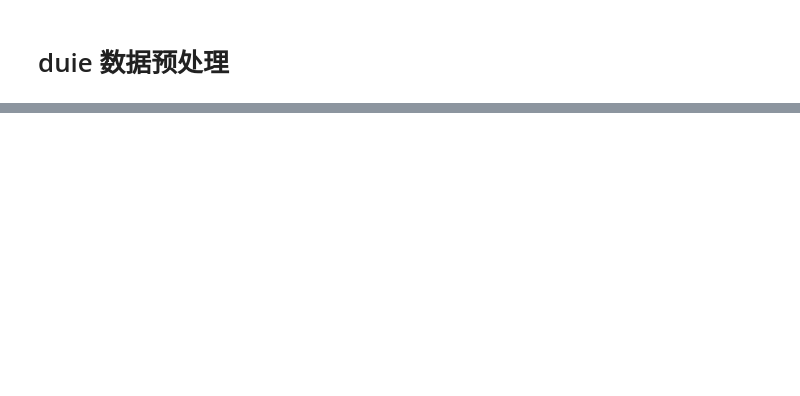
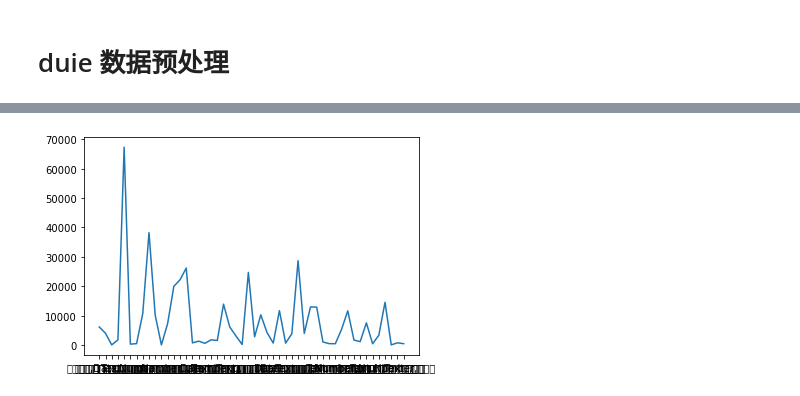
Before and after one commit to empty2enrich/TENER, a Jupyter notebook: data_preprocess/duie.ipynb, the cells around one changed output, grey strips where cells are left out. Drawn from its saved outputs; the diff is of its cells as text; code cells hidden in the pictures; blank space fills up the shorter version.

```diff
--- a/data_preprocess/duie.ipynb
+++ b/data_preprocess/duie.ipynb
@@ -26,0 +103,8 @@ JSONDecodeError: Extra data: line 2 column 1 (char 828)
+# %%
+# 看下 label 错误的两条数据
+txt = ['吴磊《沙海》《斗破苍穹》吴磊的《沙海》，除了吴磊 ，还有秦昊 、杨蓉、张萌、张铭恩、朱杰 等人主演的现代探险题材电视剧，该剧改编自南派三叔同名小说，普通高中生黎簇被卷入一个以世界现状为目的庞大计划中，然后认识了这一切的幕后布局者、以旅行摄影作家关根身份登场的吴邪的故事', '《裸婚时代》改编自80后网络作家唐欣恬的小说《裸婚——80后的新结婚时代》，由北京光彩世纪文化艺术有限公司出品，导演滕华涛执导，文章首次担当编剧，文章、姚笛、张凯丽、丁嘉丽、韩童生、万茜等主演']
+for data in datas:
+    for t in txt:
+        if t in data['text']:
+            print(data)
+            break
@@ -26,0 +145,15 @@ JSONDecodeError: Extra data: line 2 column 1 (char 828)
+# %%
+# 统计 object, subject 长度
+len_obj = []
+len_sub = []
+len_objsub = []
+for data in datas:
+    for spo in data['spo_list']:
+        len_obj.append(len(spo['object']))
+        len_sub.append(len(spo['subject']))
+len_objsub = len_obj + len_sub
+
+len_obj = Counter(len_obj)
+len_sub = Counter(len_sub)
+len_objsub = Counter(len_objsub)
+plot_coh_dict(len_objsub), plot_coh_dict(len_obj), plot_coh_dict(len_sub)
@@ -26,0 +165,11 @@ JSONDecodeError: Extra data: line 2 column 1 (char 828)
+# %%
+# 统计关系的数量
+rel_count = defaultdict(int)
+for data in datas:
+    for spo in data['spo_list']:
+        rel = ','.join([spo[k] for k in ['predicate', 'object_type', 'subject_type']])
+        rel_count[rel] += 1
+
+plot_coh_dict(rel_count)
+# %% [output]
+[figure, added]
```
Also changed, not shown: parts of 34 cells of this notebook, 4 other files.
